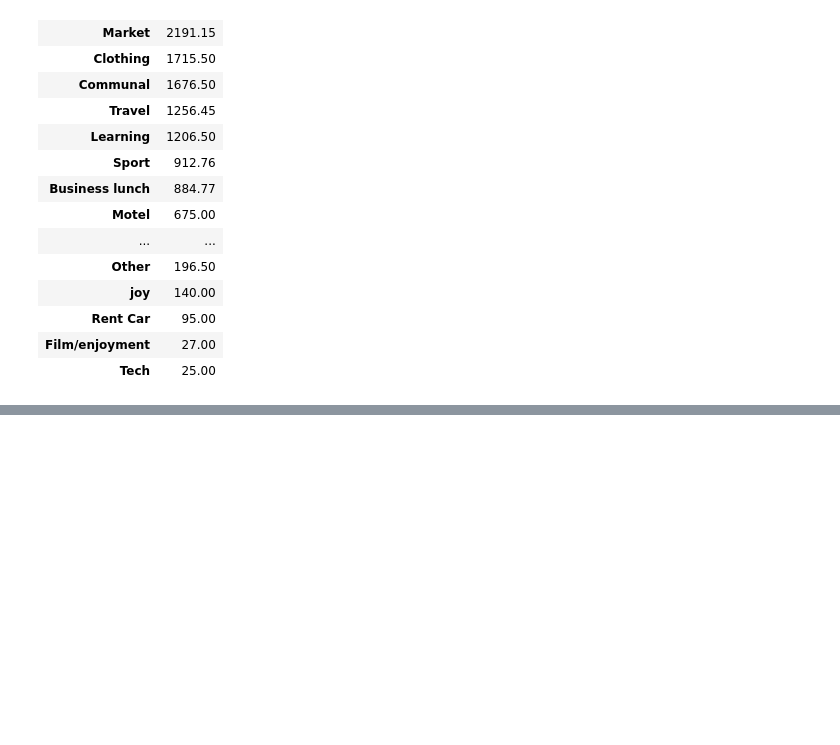
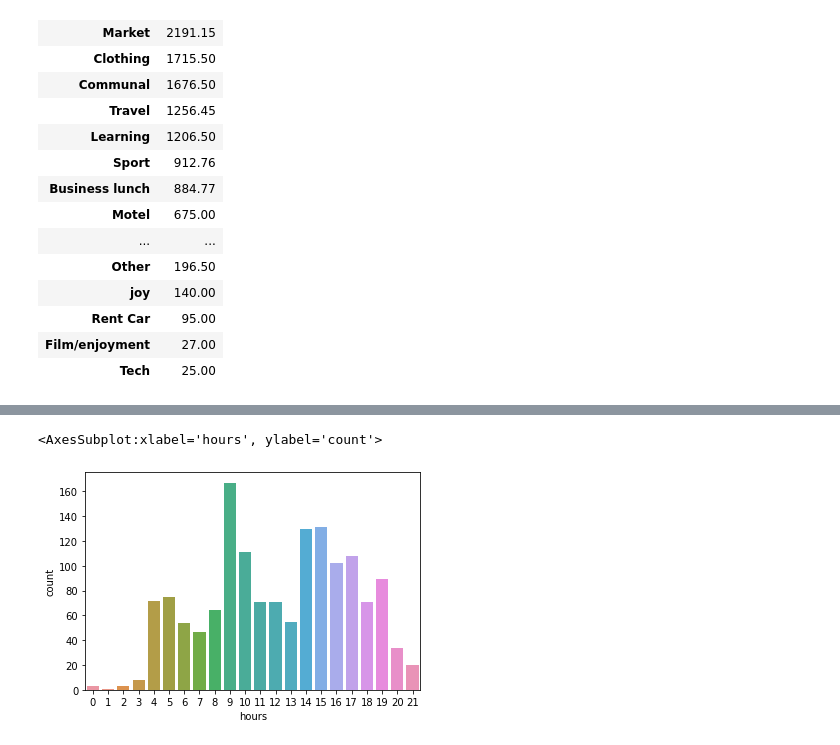
Before and after one commit to Ismat-Samadov/Budget_Prediction, a Jupyter notebook: Budget.ipynb, the cells around one changed output, grey strips where cells are left out. Cells and saved outputs as stored; diff of their text form; code cells hidden in the pictures; blank space fills up the shorter version.

```diff
--- a/Budget.ipynb
+++ b/Budget.ipynb
@@ -84,0 +98,5 @@ pd.DataFrame(data.groupby(['category'])['amount'].sum()).sort_values(['amount'],
+# %%
+sns.countplot(data['hours'])
+# %% [output]
+<AxesSubplot:xlabel='hours', ylabel='count'>
+[figure, added]
```
Also changed, not shown: parts of 5 cells of this notebook.
